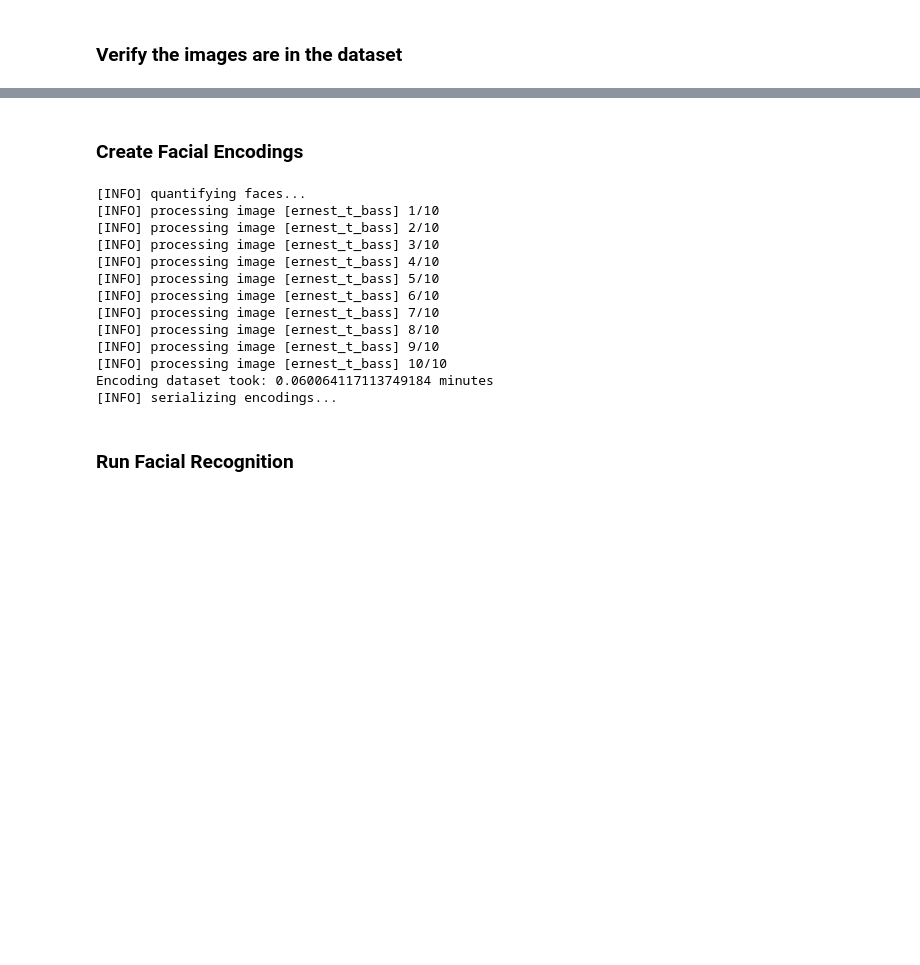
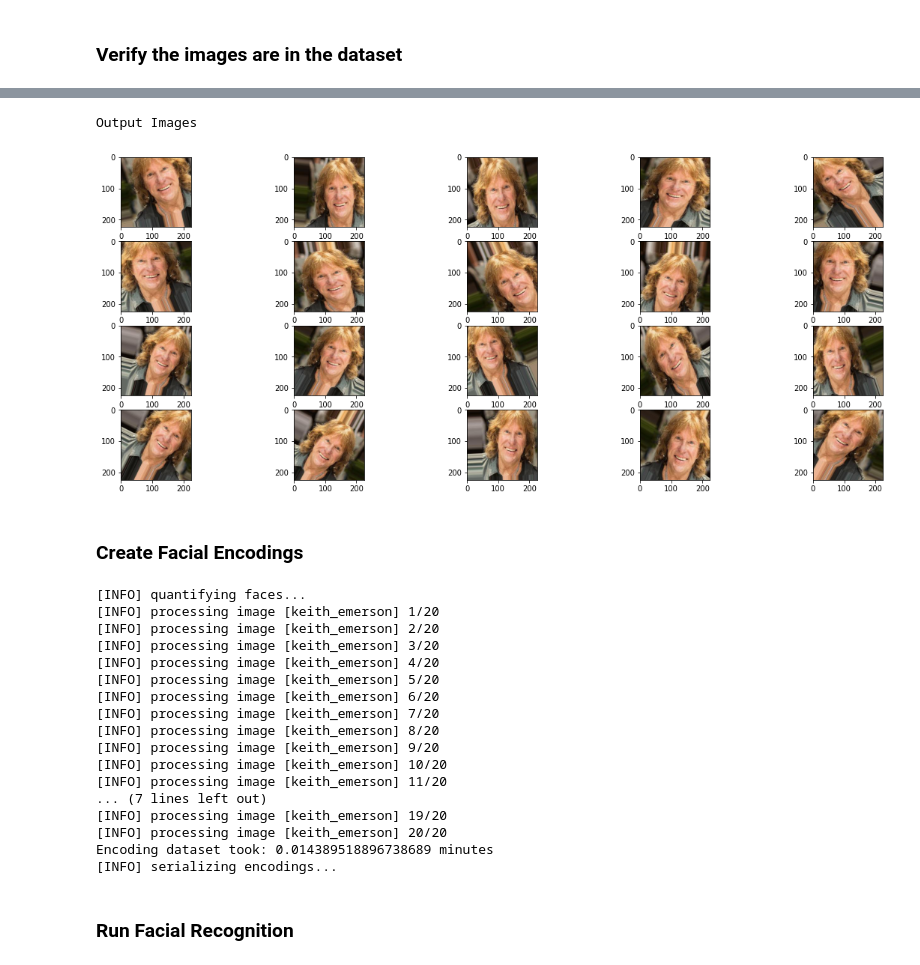
Before and after one commit to youngsoul/facial_recognition_101, a Jupyter notebook: Facial_Recognition_101.ipynb, the cells around one changed output, grey strips where cells are left out. Drawn from its saved outputs; the diff is of its cells as text; code cells hidden in the pictures; blank space fills up the shorter version.

```diff
--- a/Facial_Recognition_101.ipynb
+++ b/Facial_Recognition_101.ipynb
@@ -400,22 +408,40 @@ images/dataset
+# %%
+print("Output Images")
+images = []
+for img_path in glob.glob('images/dataset/keith_emerson/*.jpg'):
+    images.append(mpimg.imread(img_path))
+
+plt.figure(figsize=(20,10))
+columns = 5
+for i, image in enumerate(images):
+    plt.subplot(int(len(images) / columns + 1), columns, i + 1)
+    plt.imshow(image)
+# %% [output]
+Output Images
+[figure, added]
 # %% [markdown]
 ### Create Facial Encodings
 # %%
 %%bash
 # only run this if we need recreate the base encodings
-python create_facial_encodings.py -d images/dataset/ernest_t_bass -e encodings/facial_encodings.pkl
+python create_facial_encodings.py -d images/dataset/keith_emerson -e encodings/facial_encodings.pkl
 # %% [output]
 [INFO] quantifying faces...
-[INFO] processing image [ernest_t_bass] 1/10
-[INFO] processing image [ernest_t_bass] 2/10
-[INFO] processing image [ernest_t_bass] 3/10
-[INFO] processing image [ernest_t_bass] 4/10
-[INFO] processing image [ernest_t_bass] 5/10
-[INFO] processing image [ernest_t_bass] 6/10
-[INFO] processing image [ernest_t_bass] 7/10
-[INFO] processing image [ernest_t_bass] 8/10
-[INFO] processing image [ernest_t_bass] 9/10
-[INFO] processing image [ernest_t_bass] 10/10
-Encoding dataset took: 0.060064117113749184 minutes
+[INFO] processing image [keith_emerson] 1/20
+[INFO] processing image [keith_emerson] 2/20
+[INFO] processing image [keith_emerson] 3/20
+[INFO] processing image [keith_emerson] 4/20
+[INFO] processing image [keith_emerson] 5/20
+[INFO] processing image [keith_emerson] 6/20
+[INFO] processing image [keith_emerson] 7/20
+[INFO] processing image [keith_emerson] 8/20
+[INFO] processing image [keith_emerson] 9/20
+[INFO] processing image [keith_emerson] 10/20
+[INFO] processing image [keith_emerson] 11/20
+... (7 lines left out)
+[INFO] processing image [keith_emerson] 19/20
+[INFO] processing image [keith_emerson] 20/20
+Encoding dataset took: 0.014389518896738689 minutes
 [INFO] serializing encodings...
 # %% [markdown]
 ### Run Facial Recognition
```
Also changed, not shown: parts of 13 cells of this notebook, 8 other files.
